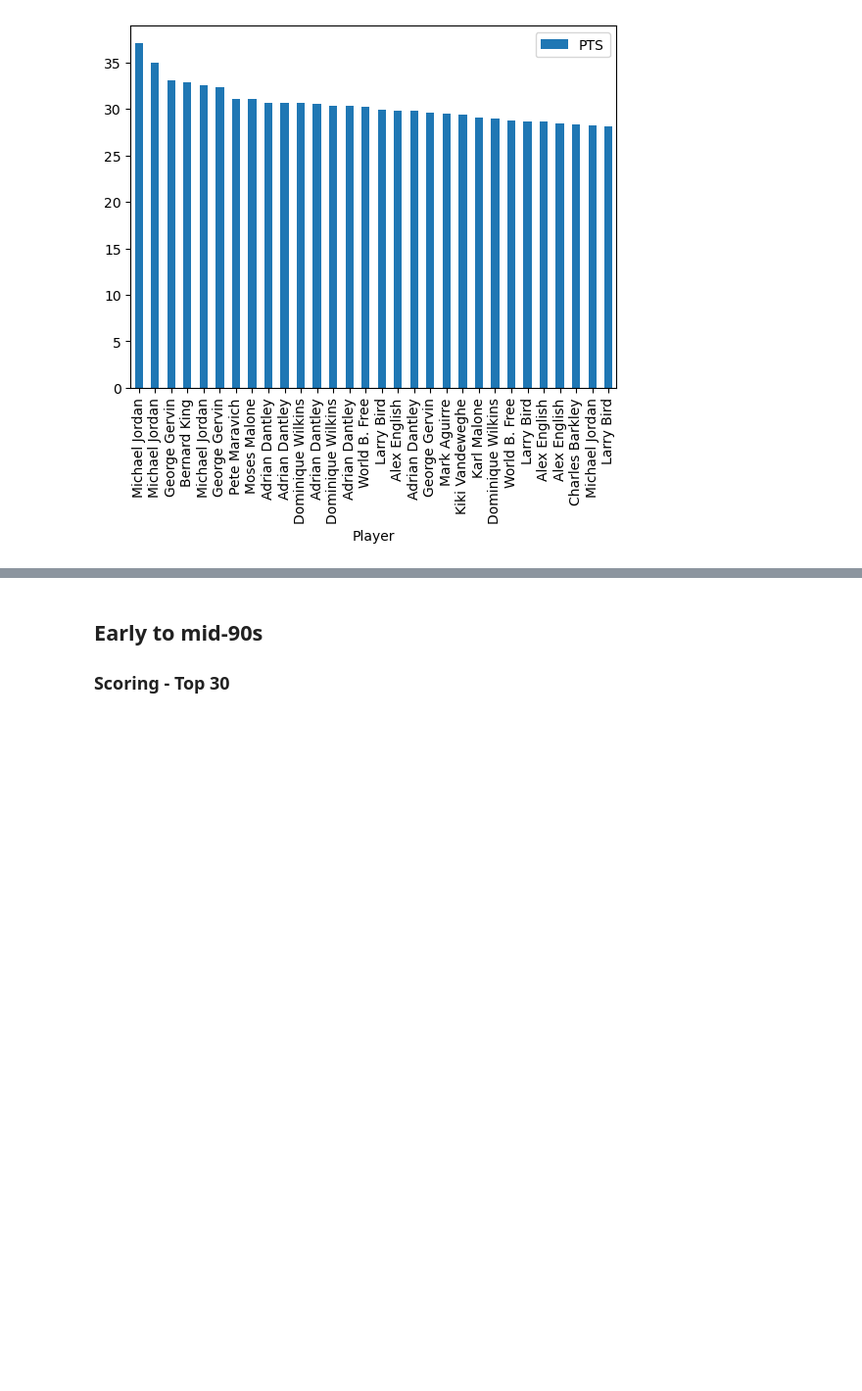
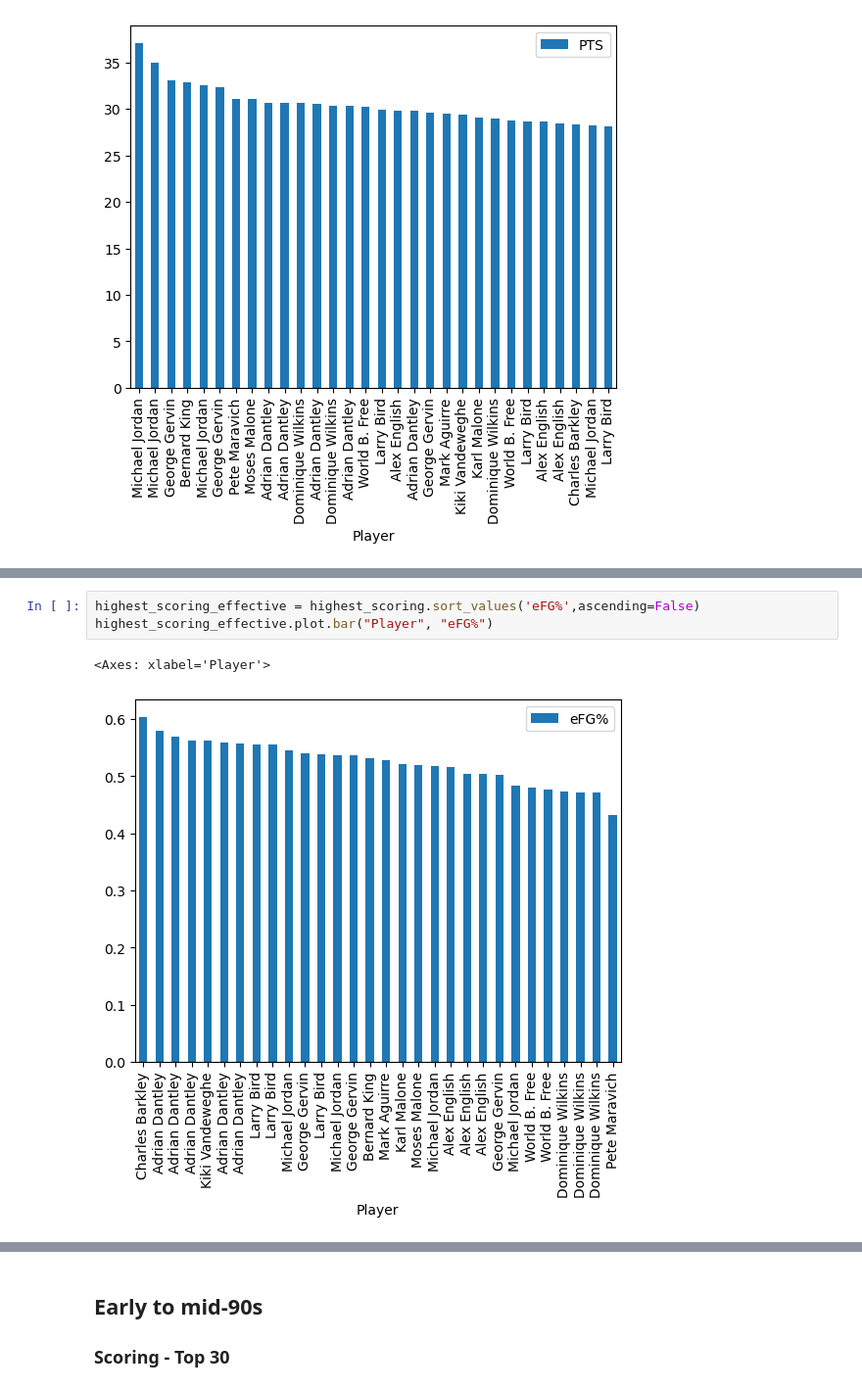
Before and after one commit to ruwzeta/NBA-Analytics, a Jupyter notebook: notebooks/ExploDataAnalysis.ipynb, the cells around one changed output, grey strips where cells are left out. Shown at 98% size. Drawn from its saved outputs; the diff is of its cells as text; blank space fills up the shorter version.

```diff
--- a/notebooks/ExploDataAnalysis.ipynb
+++ b/notebooks/ExploDataAnalysis.ipynb
@@ -237,0 +243,6 @@ highest_scoring.plot.bar("Player", "PTS")
+# %%
+highest_scoring_effective = highest_scoring.sort_values('eFG%',ascending=False)
+highest_scoring_effective.plot.bar("Player", "eFG%")
+# %% [output]
+<Axes: xlabel='Player'>
+[figure, added]
```
Also changed, not shown: parts of 8 cells of this notebook.
